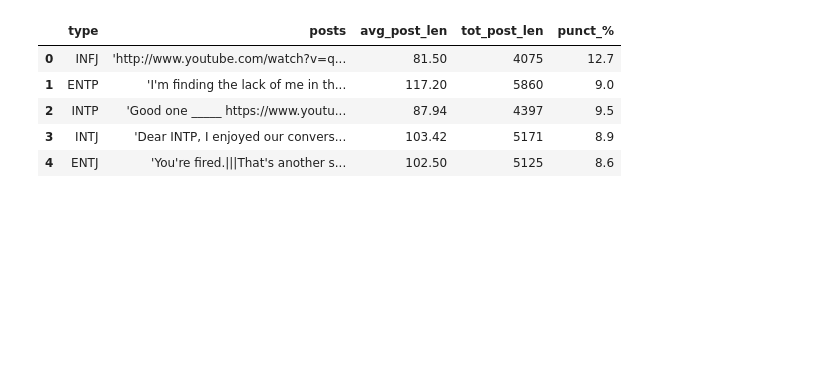
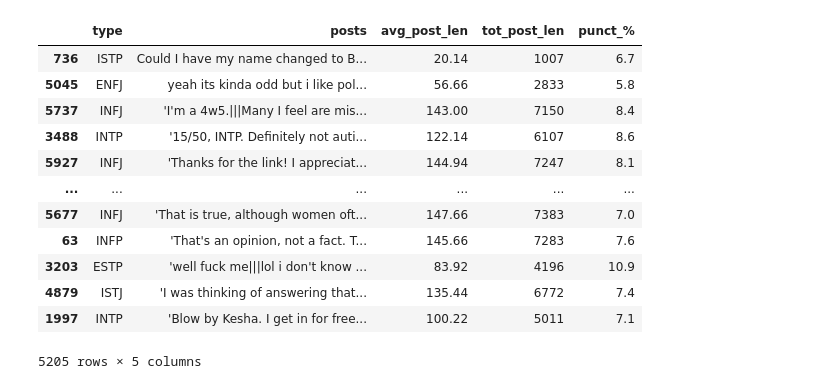
Before and after one commit to andrewzee23/personality_prediction, a Jupyter notebook: kristina/machine_learning.ipynb, the cells around one changed output. Drawn from its saved outputs; the diff is of its cells as text; code cells hidden in the pictures; blank space fills up the shorter version.

```diff
--- a/kristina/machine_learning.ipynb
+++ b/kristina/machine_learning.ipynb
@@ -6,7 +6,10 @@ import matplotlib.pyplot as plt
 from collections import Counter
 # %%
 # import csv
-data = pd.read_csv("mbti_1.csv")
+full_data = pd.read_csv("mbti_1.csv")
+
+# selecting random percentage of rows because of memory issues
+data = full_data.sample(frac = 0.6)
 data.columns = ['type', 'posts']
 # %%
 import string
@@ -34,15 +51,22 @@ data.head()
 # %%
 # calculating the punctuation percentage
 def punct_count(post):
     count = sum([1 for char in post if char in string.punctuation])
     return round(count/(len(post) - post.count(" ")), 3)*100
 
 data['punct_%'] = data['posts'].apply(lambda x: punct_count(x))
-data.head()
+data
 # %% [output]
 |  | type | posts | avg_post_len | tot_post_len | punct_% |
-| 0 | INFJ | 'http://www.youtube.com/watch?v=q... | 81.50 | 4075 | 12.7 |
-| 1 | ENTP | 'I'm finding the lack of me in th... | 117.20 | 5860 | 9.0 |
-| 2 | INTP | 'Good one _____ https://www.youtu... | 87.94 | 4397 | 9.5 |
-| 3 | INTJ | 'Dear INTP, I enjoyed our convers... | 103.42 | 5171 | 8.9 |
-| 4 | ENTJ | 'You're fired.|||That's another s... | 102.50 | 5125 | 8.6 |
+| 736 | ISTP | Could I have my name changed to B... | 20.14 | 1007 | 6.7 |
+| 5045 | ENFJ | yeah its kinda odd but i like pol... | 56.66 | 2833 | 5.8 |
+| 5737 | INFJ | 'I'm a 4w5.|||Many I feel are mis... | 143.00 | 7150 | 8.4 |
+| 3488 | INTP | '15/50, INTP. Definitely not auti... | 122.14 | 6107 | 8.6 |
+| 5927 | INFJ | 'Thanks for the link! I appreciat... | 144.94 | 7247 | 8.1 |
+| ... | ... | ... | ... | ... | ... |
+| 5677 | INFJ | 'That is true, although women oft... | 147.66 | 7383 | 7.0 |
+| 63 | INFP | 'That's an opinion, not a fact. T... | 145.66 | 7283 | 7.6 |
+| 3203 | ESTP | 'well fuck me|||lol i don't know ... | 83.92 | 4196 | 10.9 |
+| 4879 | ISTJ | 'I was thinking of answering that... | 135.44 | 6772 | 7.4 |
+| 1997 | INTP | 'Blow by Kesha. I get in for free... | 100.22 | 5011 | 7.1 |
+5205 rows × 5 columns
```
Also changed, not shown: parts of 16 cells of this notebook.
